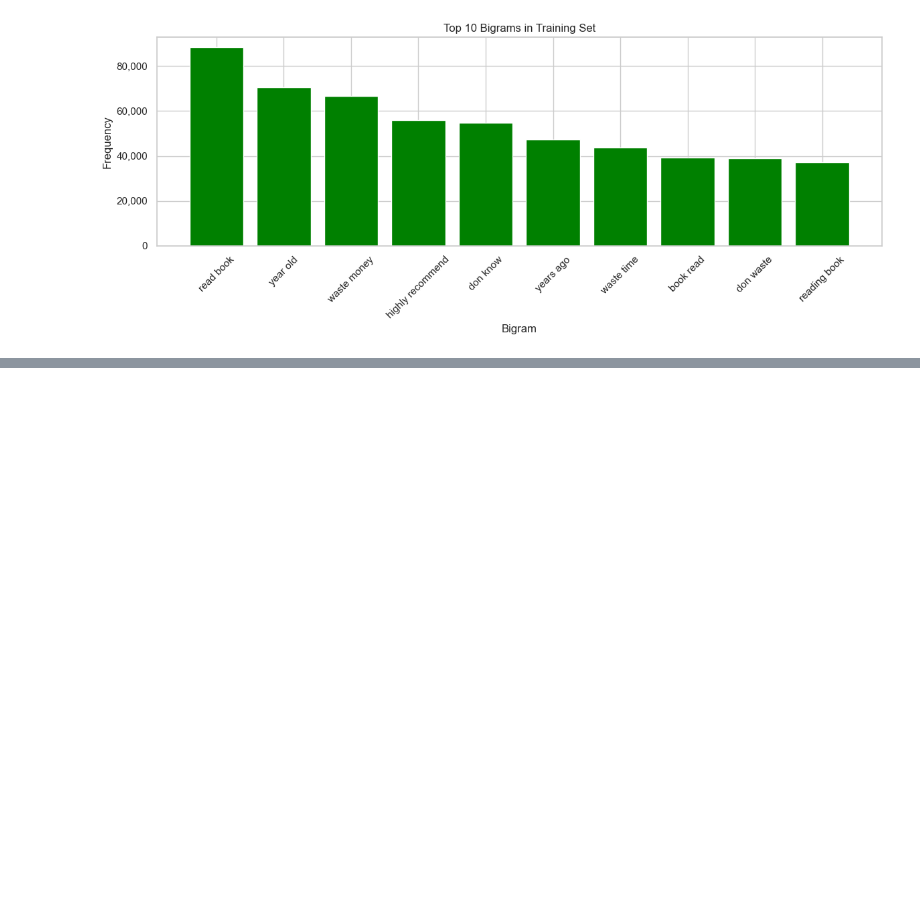
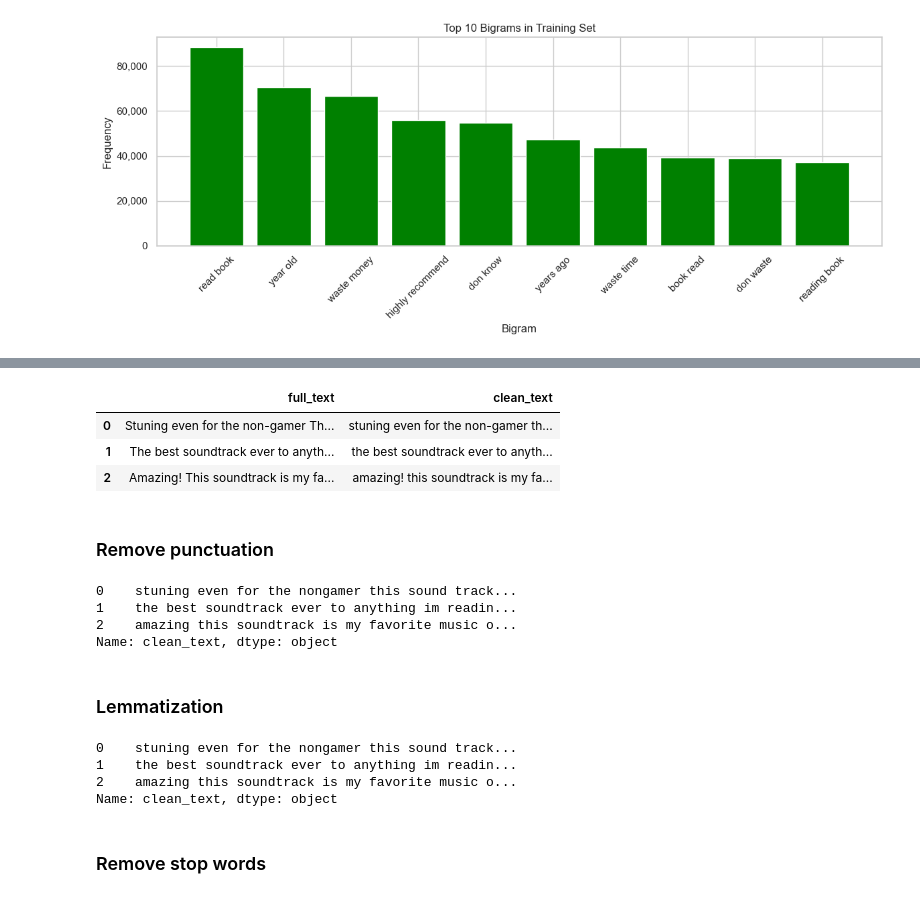
Before and after one commit to Matthewaxe123/955-dissertation, a Jupyter notebook: NLP.ipynb, the cells around one changed output, grey strips where cells are left out. Cells and saved outputs as stored; diff of their text form; code cells hidden in the pictures; blank space fills up the shorter version.

```diff
--- a/NLP.ipynb
+++ b/NLP.ipynb
@@ -379,0 +398,63 @@ plt.show()
+# %%
+df_train ["source"]  = "train"
+df_test["source"] = "test"
+df = pd.concat ([df_train,df_test], ignore_index= True)
+clean_df = df.copy()
+
+#
+df_train_clean = clean_df[clean_df["source"] == "train"]. drop("source", axis = 1)
+df_test_clean = clean_df[clean_df["source"] == "test"]. drop ("source" , axis =1)
+# %%
+# Merge "title' and 'text' into new column 'full text'
+# Fill missing titles/texts with empty string before concatenation
+clean_df["full_text"] = clean_df["title"].fillna("") + " " + clean_df["text"].fillna("")
+
+# Normalize text by converting to lowercase and stripping extra whitespace
+clean_df["clean_text"] = clean_df["full_text"].str.lower().str.strip()
+
+# Preview the result to ensure the transformation is correct.
+clean_df[["full_text", "clean_text"]].head(3)
+# %% [output]
+|  | full_text | clean_text |
+| 0 | Stuning even for the non-gamer Th... | stuning even for the non-gamer th... |
+| 1 | The best soundtrack ever to anyth... | the best soundtrack ever to anyth... |
+| 2 | Amazing! This soundtrack is my fa... | amazing! this soundtrack is my fa... |
+# %% [markdown]
+### Remove punctuation
+# %%
+# Remove all punctuation characters from cleaned
+# Create a translation table that maps each punctuation character to None
+punct_translator = str.maketrans("","", string.punctuation)
+# Apply the translation to each entry in 'clean_text'
+clean_df["clean_text"] = clean_df["clean_text"].apply(lambda txt: txt.translate(punct_translator))
+# Preview the first few cleaned sentences
+print(clean_df["clean_text"].head(3))
+# %% [output]
+0    stuning even for the nongamer this sound track...
+1    the best soundtrack ever to anything im readin...
+2    amazing this soundtrack is my favorite music o...
+Name: clean_text, dtype: object
+# %% [markdown]
+### Lemmatization
+# %%
+from nltk.stem import WordNetLemmatizer
+
+lemmatizer = WordNetLemmatizer()
+
+def lemmatize_sentence(sentence):
+    tokens = sentence.split()  # split into tokens
+    lemmatized_tokens = [lemmatizer.lemmatize(tok) for tok in tokens]
+    return " ".join(lemmatized_tokens)
+
+# Apply lemmatization to the 'clean_text' column
+clean_df["clean_text"] = clean_df["clean_text"].apply(lemmatize_sentence)
+
+# Preview the first few lemmatized sentences
+print(clean_df["clean_text"].head(3))
+# %% [output]
+0    stuning even for the nongamer this sound track...
+1    the best soundtrack ever to anything im readin...
+2    amazing this soundtrack is my favorite music o...
+Name: clean_text, dtype: object
+# %% [markdown]
+### Remove stop words
```
Also changed, not shown: parts of 75 cells of this notebook.
